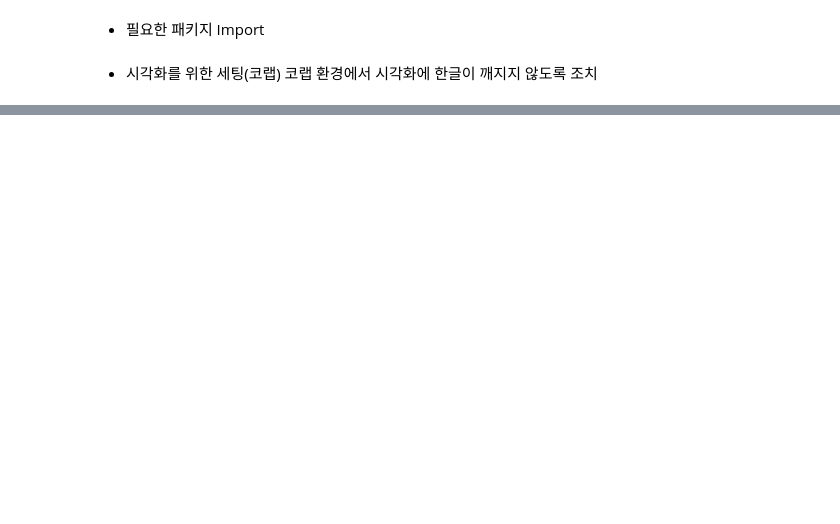
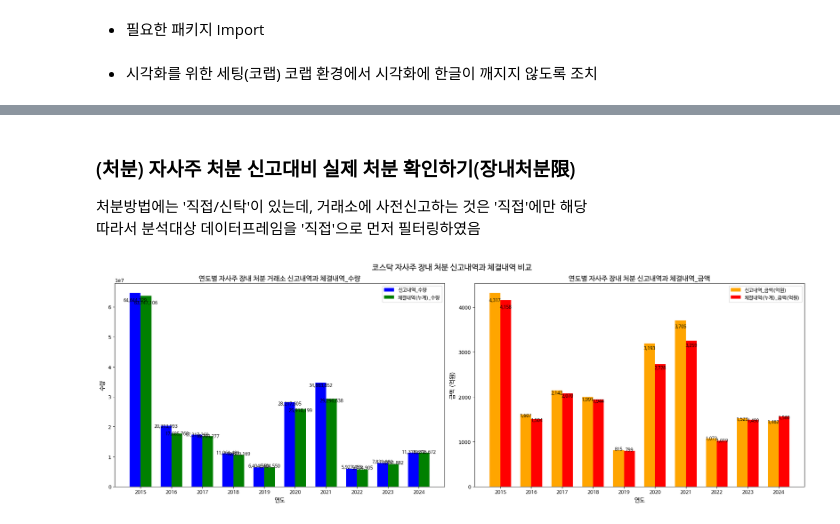
Before and after one commit to beaten-by-the-market/dart_disclosure, a Jupyter notebook: kospi_buyback_mkt.ipynb, the cells around one changed output, grey strips where cells are left out. Cells and saved outputs as stored; diff of their text form; code cells hidden in the pictures; blank space fills up the shorter version.

```diff
--- a/kospi_buyback_mkt.ipynb
+++ b/kospi_buyback_mkt.ipynb
@@ -569,0 +1208,80 @@ grouped_con
+# %% [markdown]
+### (처분) 자사주 처분 신고대비 실제 처분 확인하기(장내처분限)
+처분방법에는 '직접/신탁'이 있는데, 거래소에 사전신고하는 것은 '직접'에만 해당<br>
+따라서 분석대상 데이터프레임을 '직접'으로 먼저 필터링하였음
+# %%
+# 시장구분: 코스닥
+# 처분
+
+con1 = grouped['시장구분'] == 'KOSDAQ'
+con2 = grouped['직접/신탁'] == '직접'
+con3 = grouped['취득/처분'] == '처분'
+grouped_con = grouped[con1 & con2 & con3]
+
+# 색상 및 막대 너비 설정
+bar_width = 0.35
+years = grouped_con['year']
+x = np.arange(len(years))  # X축 위치
+
+# 하나의 figure에 두 개의 subplot 생성 (좌우 배치)
+fig, (ax1, ax2) = plt.subplots(1, 2, figsize=(20, 7))
+
+# 1. 왼쪽 - 취득예정주식과 체결내역(누계)_수량 비교
+bars1 = ax1.bar(x - bar_width / 2, grouped_con['신고내역_수량'],
+                width=bar_width, color='blue', label='신고내역_수량')
+bars2 = ax1.bar(x + bar_width / 2, grouped_con['체결내역(누계)_수량'],
+                width=bar_width, color='green', label='체결내역(누계)_수량')
+
+ax1.set_xticks(x)
+ax1.set_xticklabels(years, fontproperties=font, fontsize=10)
+ax1.set_xlabel('연도', fontproperties=font, fontsize=12)
+ax1.set_ylabel('수량', fontproperties=font, fontsize=12)
+ax1.legend(prop=font, fontsize=10)
+ax1.set_title('연도별 자사주 장내 처분 거래소 신고내역과 체결내역_수량', fontproperties=font, fontsize=14)
+
+# 데이터 라벨 추가 (왼쪽 그래프)
+for bar in bars1:
+    height = bar.get_height()
+    ax1.text(bar.get_x() + bar.get_width() / 2., height * 0.95,
+             f'{height:,.0f}', ha='center', va='bottom', fontproperties=font, fontsize=9)
+
+for bar in bars2:
+    height = bar.get_height()
+    ax1.text(bar.get_x() + bar.get_width() / 2., height * 0.95,
+             f'{height:,.0f}', ha='center', va='bottom', fontproperties=font, fontsize=9)
+
+# 2. 오른쪽 - 취득예정금액과 체결내역(누계)_금액 비교
+bars3 = ax2.bar(x - bar_width / 2, grouped_con['신고내역_금액(억원)'],
+                width=bar_width, color='orange', label='신고내역_금액(억원)')
+bars4 = ax2.bar(x + bar_width / 2, grouped_con['체결내역(누계)_금액(억원)'],
+                width=bar_width, color='red', label='체결내역(누계)_금액(억원)')
+
+ax2.set_xticks(x)
+ax2.set_xticklabels(years, fontproperties=font, fontsize=10)
+ax2.set_xlabel('연도', fontproperties=font, fontsize=12)
+ax2.set_ylabel('금액 (억원)', fontproperties=font, fontsize=12)
+ax2.legend(prop=font, fontsize=10)
+ax2.set_title('연도별 자사주 장내 처분 신고내역과 체결내역_금액', fontproperties=font, fontsize=14)
+
+# 데이터 라벨 추가 (오른쪽 그래프)
+for bar in bars3:
+    height = bar.get_height()
+    ax2.text(bar.get_x() + bar.get_width() / 2., height * 0.95,
+             f'{height:,.0f}', ha='center', va='bottom', fontproperties=font, fontsize=9)
+
+for bar in bars4:
+    height = bar.get_height()
+    ax2.text(bar.get_x() + bar.get_width() / 2., height * 0.95,
+             f'{height:,.0f}', ha='center', va='bottom', fontproperties=font, fontsize=9)
+
+# 전체 레이아웃 조정
+plt.tight_layout()
+plt.subplots_adjust(top=0.9)
+
+# 전체 제목 추가 (선택 사항)
+fig.suptitle('코스닥 자사주 장내 처분 신고내역과 체결내역 비교', fontproperties=font, fontsize=16, y=0.98)
+
+# 하나의 그림 파일로 저장
+plt.show()
+# %% [output]
+[figure, added]
```
Also changed, not shown: parts of 63 cells of this notebook.
